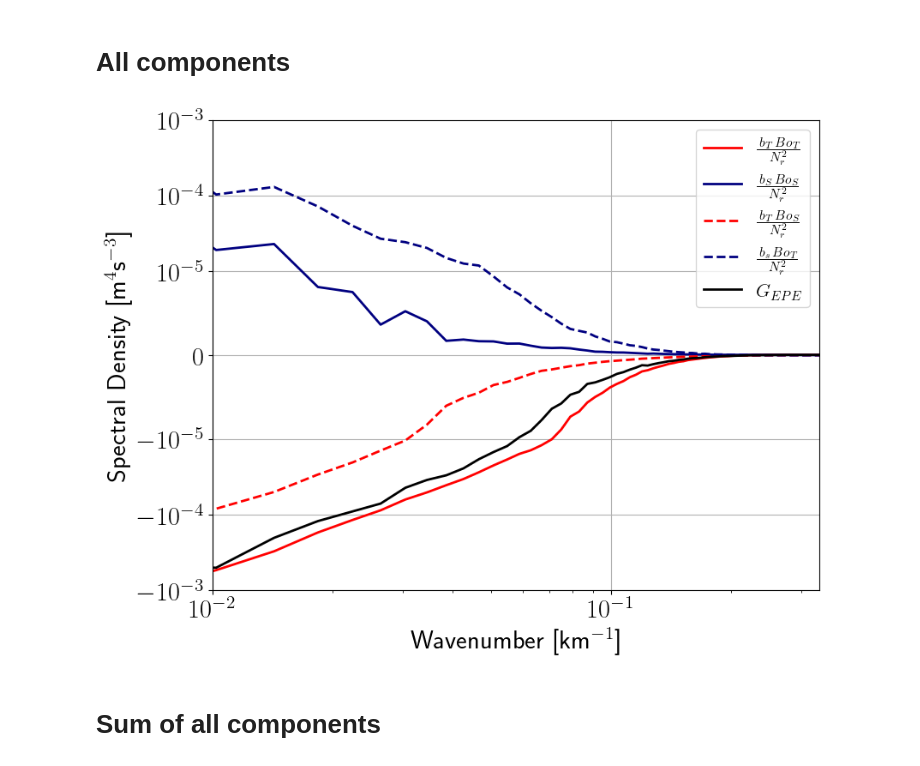
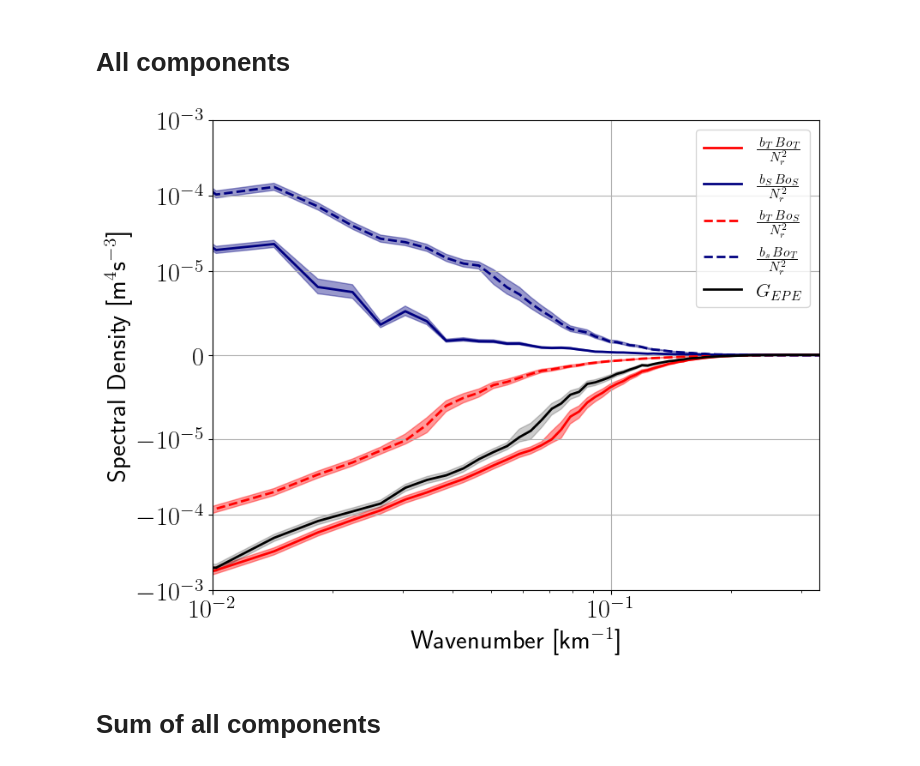
Before and after one commit to igoruchoa/FeedbackSubmeso, a Jupyter notebook: notebooks/bBo_computation.ipynb, the cells around one changed output. Saved outputs shown, nothing was run; the diff lists cells and outputs as text; code cells hidden in the pictures.

Commit message:
Readjusting plots

```diff
--- a/notebooks/bBo_computation.ipynb
+++ b/notebooks/bBo_computation.ipynb
@@ -20,6 +20,15 @@ import romspickle
 from dask.diagnostics import ProgressBar
 
 warnings.filterwarnings("ignore")
+# %%
+from pyspec import spectrum
+import seawater as sw
+
+
+def plot_chi_error(ki,spec,sn,color='red',label=None,ci=0.95,alpha=0.25):
+
+    Eu,El=spectrum.spec_error(spec,sn=sn, ci=ci)
+    return plt.fill_between(ki,El,Eu, color=color, label=None,alpha=alpha)
 # %%
 from dask.diagnostics import ProgressBar
 import dask
@@ -363,55 +373,67 @@ CPU times: user 41min 51s, sys: 2h 45min 52s, total: 3h 27min 44s
 Wall time: 6min 27s
 # %% [markdown]
 # All components
+# %%
+T_ind=np.int((2*np.pi/sw.f(lat=36.6))/(60*60*6))
+dxx=0.5
+
+ci=0.95
 # %%
 plt.figure(figsize=(9,7))
 
 
 plt.plot(btBt_f.freq_r/dxx,((1/N2r)*btBt_f.mean(axis=0))/dxx*1e3,label=r'$\frac{ \,b_T \,Bo_T}{N^2_r}$',linewidth=2,color='red')
+plot_chi_error(btBt_f.freq_r/dxx,spec=((1/N2r)*btBt_f.mean(axis=0))/dxx*1e3,ci=ci,alpha=0.4,sn=728/T_ind,color='red')
 # plt.plot(btBt_t.freq_r/dxx,((1/N2r)*btBt_t.mean(axis=0))/dxx*1e3,'--',linewidth=2,color='red')
 
 
 plt.plot(bsBs_f.freq_r/dxx,((1/N2r)*bsBs_f.mean(axis=0))/dxx*1e3,label=r'$\frac{ \,b_S \,Bo_S}{N^2_r}$',linewidth=2,color='navy')
+plot_chi_error(bsBs_f.freq_r/dxx,spec=((1/N2r)*bsBs_f.mean(axis=0))/dxx*1e3,ci=ci,alpha=0.4,sn=728/T_ind,color='navy')
+
 # plt.plot(bsBs_t.freq_r/dxx,((1/N2r)*bsBs_t.mean(axis=0))/dxx*1e3,'--',linewidth=2,color='navy')
 
 plt.plot(btBs_f.freq_r/dxx,((1/N2r)*btBs_f.mean(axis=0))/dxx*1e3,label=r'$\frac{ \,b_T \,Bo_S}{N^2_r}$',linestyle='--',linewidth=2,color='red')
+plot_chi_error(btBs_f.freq_r/dxx,spec=((1/N2r)*btBs_f.mean(axis=0))/dxx*1e3,ci=ci,alpha=0.4,sn=728/T_ind,color='red')
+
 # plt.plot(btBs_t.freq_r/dxx,((1/N2r)*btBs_t.mean(axis=0))/dxx*1e3,'--',linewidth=2,color='tomato')
 
 
 
 plt.plot(bsBt_f.freq_r/dxx,((1/N2r)*bsBt_f.mean(axis=0))/dxx*1e3,label=r'$\frac{ \,b_s \,Bo_T}{N^2_r}$',linestyle='--',linewidth=2,color='navy')
 # plt.plot(bsBt_t.freq_r/dxx,((1/N2r)*bsBt_t.mean(axis=0))/dxx*1e3,'--',linewidth=2,color='turquoise')
+plot_chi_error(bsBt_f.freq_r/dxx,spec=((1/N2r)*bsBt_f.mean(axis=0))/dxx*1e3,ci=ci,alpha=0.4,sn=728/T_ind,color='navy')
 
 
 plt.plot(btBt_f.freq_r/dxx,
          ((1/N2r)*(btBt_f.mean(axis=0)+bsBs_f.mean(axis=0)+bsBt_f.mean(axis=0)+btBs_f.mean(axis=0)))/dxx*1e3,
                                       label='$G_{EPE}$',linewidth=2,color='black')
 
+plot_chi_error(bsBt_f.freq_r/dxx,spec=(1/N2r)*(btBt_f.mean(axis=0)+bsBs_f.mean(axis=0)+bsBt_f.mean(axis=0)+btBs_f.mean(axis=0))/dxx*1e3,ci=ci,alpha=0.2,sn=728/T_ind,color='k')
 
 # plt.plot([1/50,1/50],[1000,0],'k--')
 
 plt.legend(prop={'size': 16})
 
 plt.yscale('symlog',linthresh=1e-5)
 # plt.yscale('log')
 plt.xscale('log')
 
 
 
 # plt.title(r'$b_S*Bo_T$',fontweight='bold',fontsize=15)
 plt.ylabel(r'Spectral Density [m$^{4}$s$^{-3}$]',fontweight='bold')
 plt.xlabel(r'Wavenumber  [km$^{-1}$]',fontweight='bold')
 
 
 plt.xlim(1/100,1/3)
 plt.ylim(-1e-3,1e-3)
 plt.grid()
 
 plt.tight_layout()
 # plt.savefig('/homes/metogra/iufarias/Documents/figures/2_CROCO/bBo/bBo_all_spectral_v_allwavenumbers+GEPE.png')
 # plt.savefig('/homes/metogra/iufarias/Documents/figures/2_CROCO/bBo/bBo_all_spectral_v_all_step_4.png')
 # %% [output]
-[figure, old version]
+[figure, new version]
 # %% [markdown]
 # Sum of all components
 # %%
```
Also changed, not shown: parts of 6 cells of this notebook.
